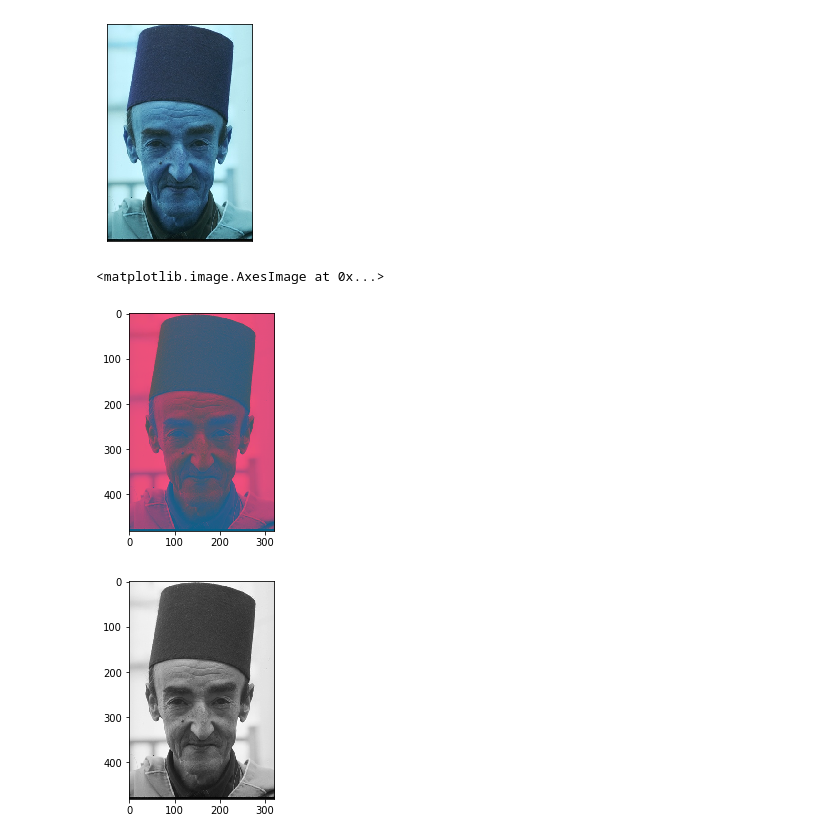
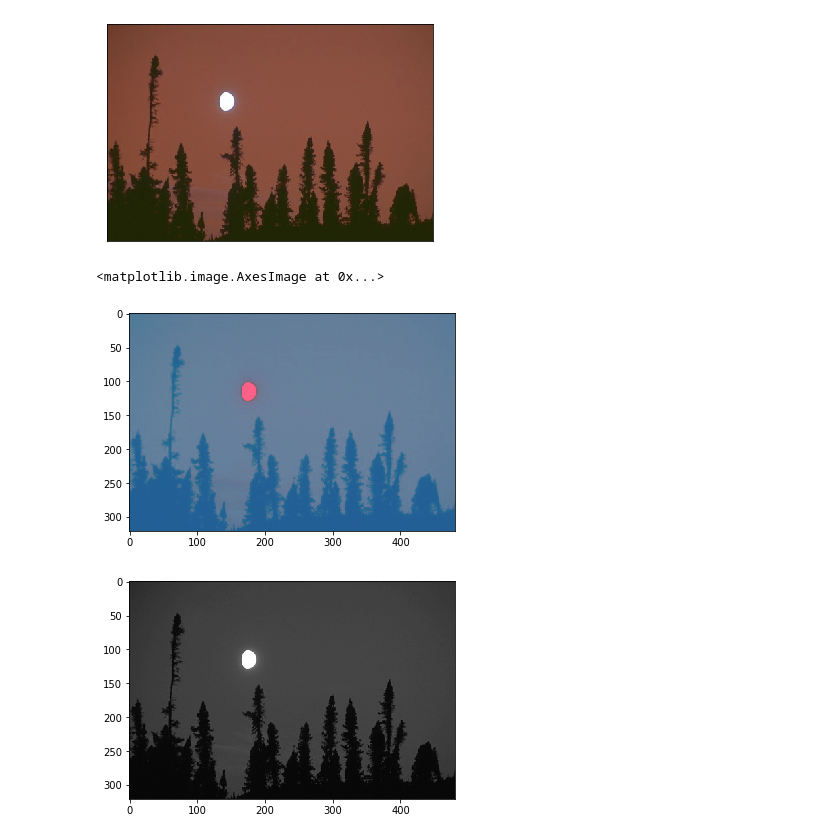
Before and after one commit to henockmamo54/POCS_CLUSTERING, a Jupyter notebook: Experiments/Image Segmentation exp/secondRound/heni pocs.ipynb, the cells around one changed output. Cells and saved outputs as stored; diff of their text form; code cells hidden in the pictures.

```diff
--- a/Experiments/Image Segmentation exp/secondRound/heni pocs.ipynb
+++ b/Experiments/Image Segmentation exp/secondRound/heni pocs.ipynb
@@ -135,21 +142,21 @@ def _k_init(X, n_clusters, x_squared_norms, random_state, n_local_trials=None):
 
     return centers
 # %%
-img=cv.imread('189080.jpg')
+img=cv.imread('238011.jpg')
 # img=cv.cvtColor(img,cv.COLOR_BGR2RGB)
 
 plt.imshow(img)
 plt.xticks([])
 plt.yticks([])
 plt.grid(False)
 plt.show()
 
 pic=cv.cvtColor(img,cv.COLOR_RGB2LUV)
 plt.imshow(pic)
 # %% [output]
-[figure, old version]
+[figure, new version]
 <matplotlib.image.AxesImage at 0x...>
-[figure, old version]
+[figure, new version]
 # %%
 pic_n = pic.reshape(pic.shape[0]*pic.shape[1], pic.shape[2])
 # pic_n = pic.reshape(pic.shape[0]*pic.shape[1], 1)
@@ -158,7 +165,7 @@ x=pic_n
 # %%
 import cv2
 # img = cv2.imread('189080.jpg')
-img = cv2.imread('189080.jpg',0)
+img = cv2.imread('238011.jpg',0)
 # img= cv.cvtColor(img,cv.COLOR_RGB2LUV)
 height, width = img.shape[0],img.shape[1]
 
@@ -169,5 +176,5 @@ plt.show()
 
 x=img_list
 # %% [output]
-[figure, old version]
+[figure, new version]
 # %%
```
Also changed, not shown: parts of 19 cells of this notebook, 1 other file.
